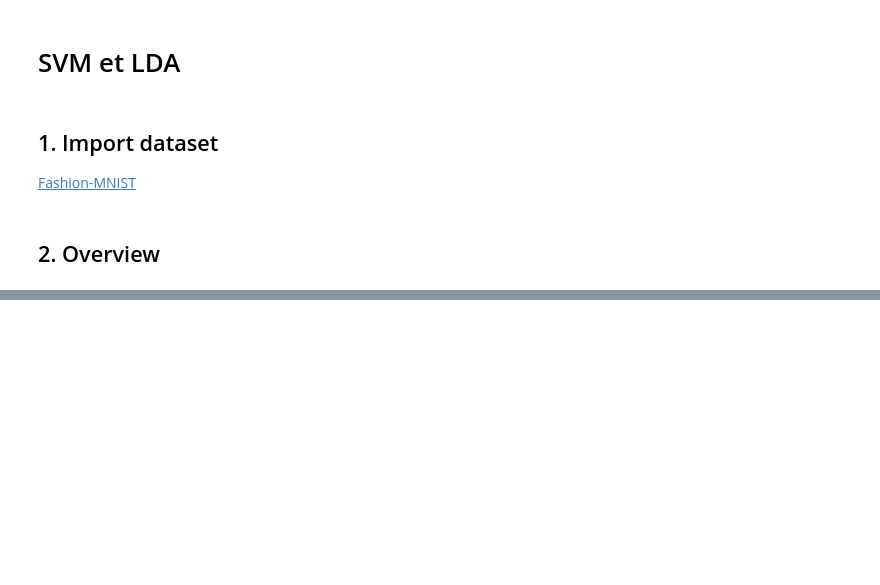
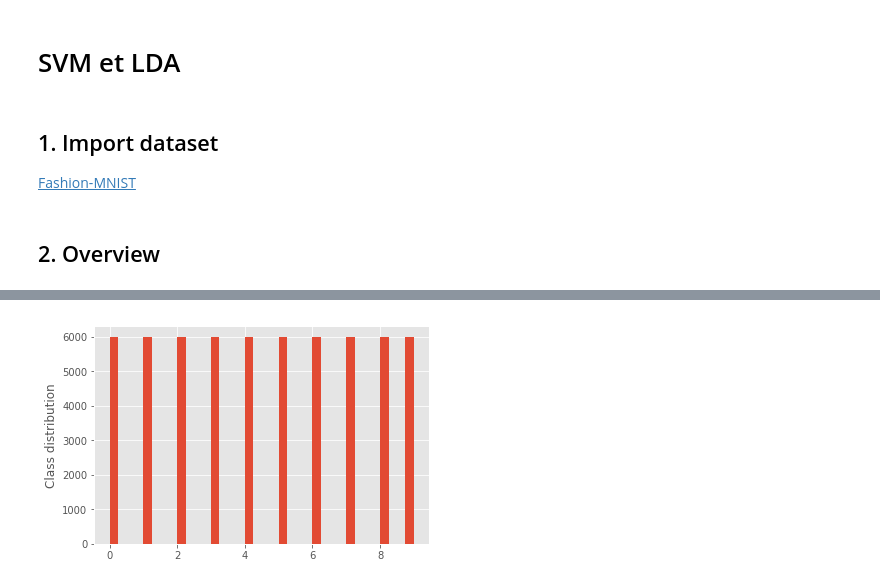
Before and after one commit to MatPont/Fashion-MNIST, a Jupyter notebook: Rapport.ipynb, the cells around one changed output, grey strips where cells are left out. Saved outputs shown, nothing was run; the diff lists cells and outputs as text; code cells hidden in the pictures; blank space fills up the shorter version.

```diff
--- a/Rapport.ipynb
+++ b/Rapport.ipynb
@@ -20,2 +31,8 @@ X_train.shape
+# %%
+plt.hist(y_train, bins='auto')
+plt.ylabel('Class distribution')
+plt.show()
+# %% [output]
+[figure, added]
 # %%
 plt.imshow(np.reshape(X_train[0,:], (28,28)), cmap='gray')
```
Also changed, not shown: parts of 13 cells of this notebook, 4 other files.
